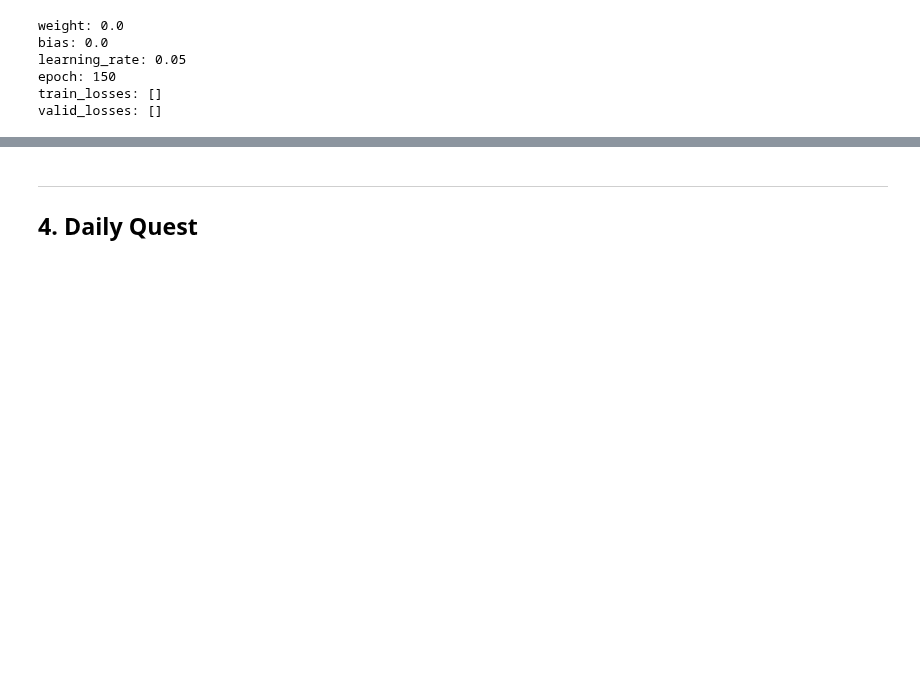
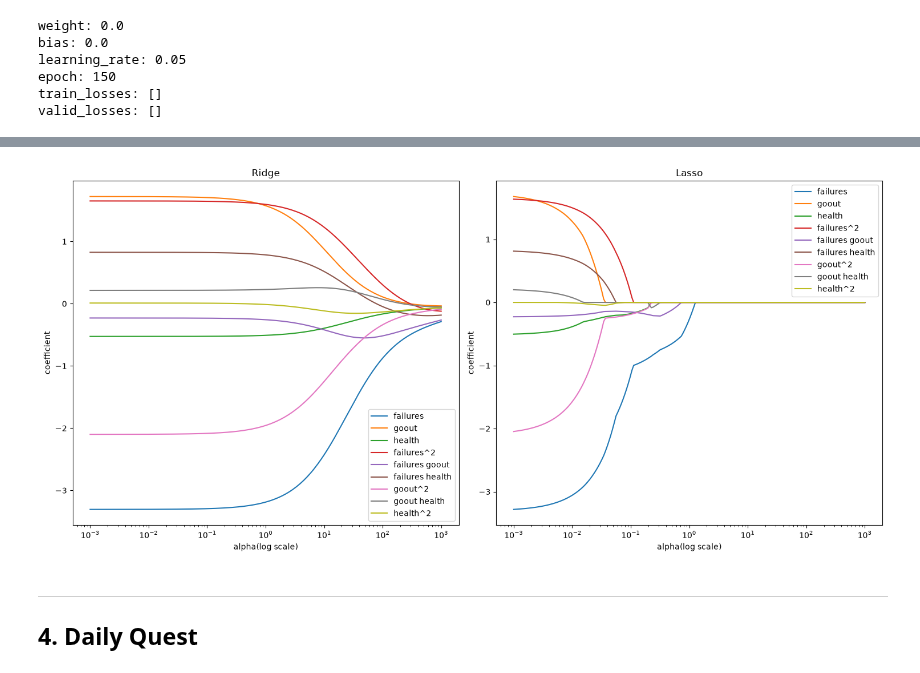
Before and after one commit to mjlee0914/KANT-2026-TIL, a Jupyter notebook: 04_machine-learning/260827_linear-regression2.ipynb, the cells around one changed output, grey strips where cells are left out. Cells and saved outputs as stored; diff of their text form; code cells hidden in the pictures; blank space fills up the shorter version.

```diff
--- a/04_machine-learning/260827_linear-regression2.ipynb
+++ b/04_machine-learning/260827_linear-regression2.ipynb
@@ -292,3 +310,20 @@ learning_rate: 0.05
 epoch: 150
 train_losses: []
 valid_losses: []
+# %%
+# chapter3-1 문제 1
+import pandas as pd
+from sklearn.linear_model import Ridge
+
+df = pd.read_csv("student-por.csv")
+df.head()
+df.keys()
+
+X = df[['failures', 'goout', 'health']]
+y = df['G3']
+
+model = Ridge(alpha=0) # Ridge, alpha parameter set as 0
+
+model.fit(X, y) # 학습
+print("가중치 (Weights):", model.coef_)
+print("절편 (Bias):", model.intercept_)
@@ -295,3 +385,58 @@ valid_losses: []
+# %%
+#chapter3-1 문제 3
+import numpy as np
+import matplotlib.pyplot as plt
+from sklearn.linear_model import Lasso
+
+# Ridge, Lasso 회귀 계수(가중치) 담을 빈 리스트 생성
+ridge_coefs = []
+lasso_coefs = []
+
+# logspace 생성
+alphas = np.logspace(-3, 3, 200)
+
+# alphas 순회, Ridge, Lasso 모델 생성,  X_scaled 사용
+for a in alphas:
+    # Ridge
+    ridge = Ridge(alpha=a)
+    ridge.fit(X_scaled, y)
+    ridge_coefs.append(ridge.coef_) # 가중치 담기
+
+    # Lasso
+    lasso = Lasso(alpha=a, max_iter=20000, tol=1e-4)
+    lasso.fit(X_scaled, y)
+    lasso_coefs.append(lasso.coef_) # 가중치 담기
+
+# numpy 배열로 변환
+ridge_coefs = np.array(ridge_coefs)
+lasso_coefs = np.array(lasso_coefs)
+
+# 1행 2열 크기의 그래프 영역 만들기
+fig, axes = plt.subplots(1, 2, figsize=(15, 7))
+
+# 왼쪽 Ridge 그래프 그리기 + x축 로그 스케일 적용
+for i in range(X_scaled.shape[1]): # X_scaled Column을 돌기
+    axes[0].plot(alphas, ridge_coefs[:, i], label=feature_names[i])
+    axes[0].set_title('Ridge')
+    axes[0].set_xscale('log')
+    axes[0].set_xlabel('alpha(log scale)')
+    axes[0].set_ylabel('coefficient')
+    axes[0].legend()
+
+# 오른쪽 Lasso 그래프 그리기 + y축 로그 스케일 적용
+for i in range(X_scaled.shape[1]):
+    axes[1].plot(alphas, lasso_coefs[:, i], label=feature_names[i])
+    axes[1].set_title('Lasso')
+    axes[1].set_xscale('log')
+    axes[1].set_xlabel('alpha(log scale)')
+    axes[1].set_ylabel('coefficient')
+    axes[1].legend()
+
+# 그래프가 겹치지 않도록 자동으로 여백 조정
+plt.tight_layout()
+plt.show()
+# %% [output]
+[figure, added]
 # %% [markdown]
 ---
 ## 4. Daily Quest
```
Also changed, not shown: parts of 4 cells of this notebook, 2 other files.
